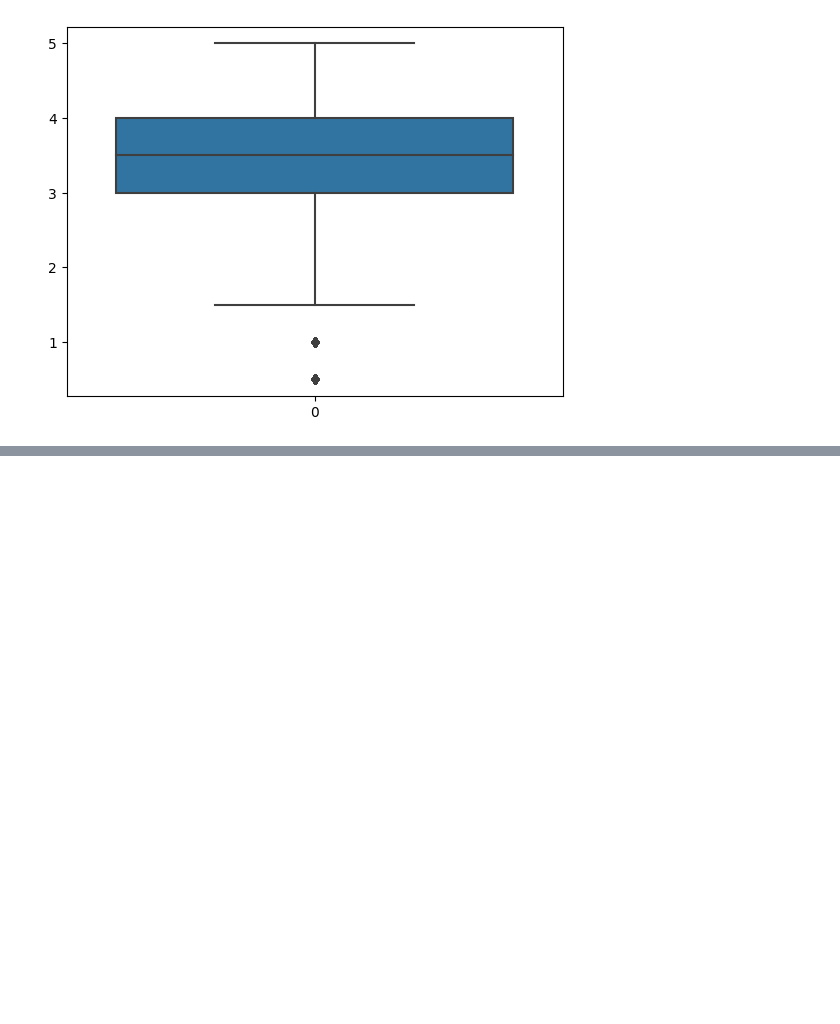
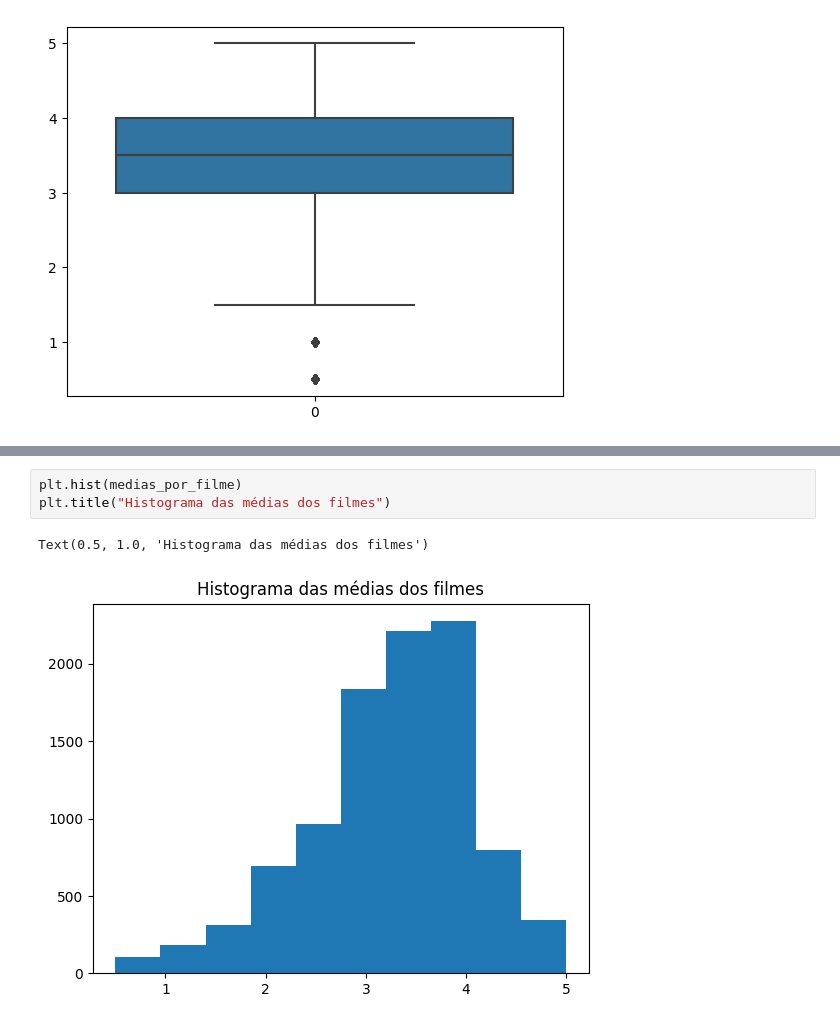
Before and after one commit to mateusopaiva/analise-visualizacao-dados, a Jupyter notebook: Data_Science_analise_e_visualização_de_dados.ipynb, the cells around one changed output, grey strips where cells are left out. Cells and saved outputs as stored; diff of their text form; blank space fills up the shorter version.

```diff
--- a/Data_Science_analise_e_visualização_de_dados.ipynb
+++ b/Data_Science_analise_e_visualização_de_dados.ipynb
@@ -94,0 +164,6 @@ sns.boxplot(notas.nota)
+# %%
+plt.hist(medias_por_filme)
+plt.title("Histograma das médias dos filmes")
+# %% [output]
+Text(0.5, 1.0, 'Histograma das médias dos filmes')
+[figure, added]
```
Also changed, not shown: parts of 15 cells of this notebook.
